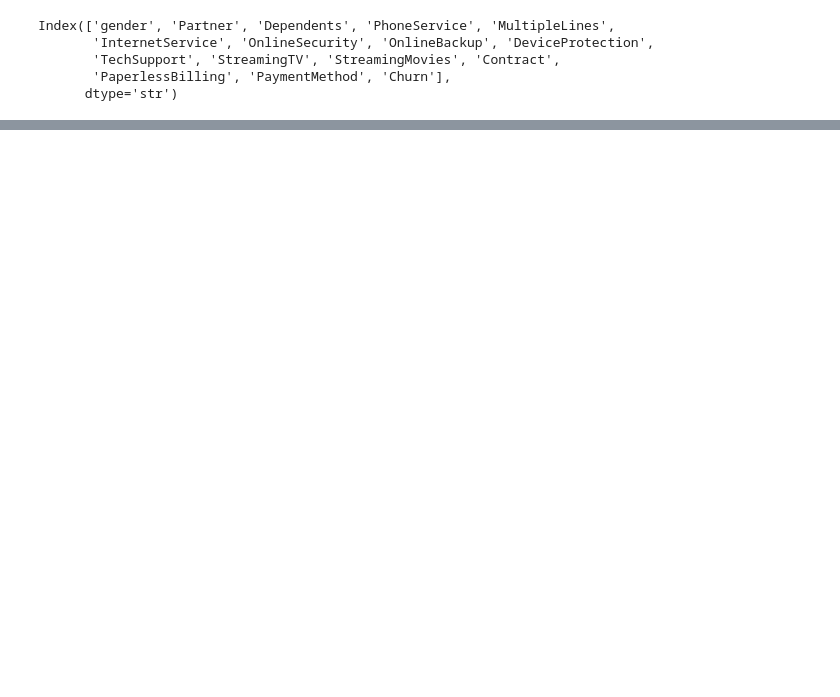
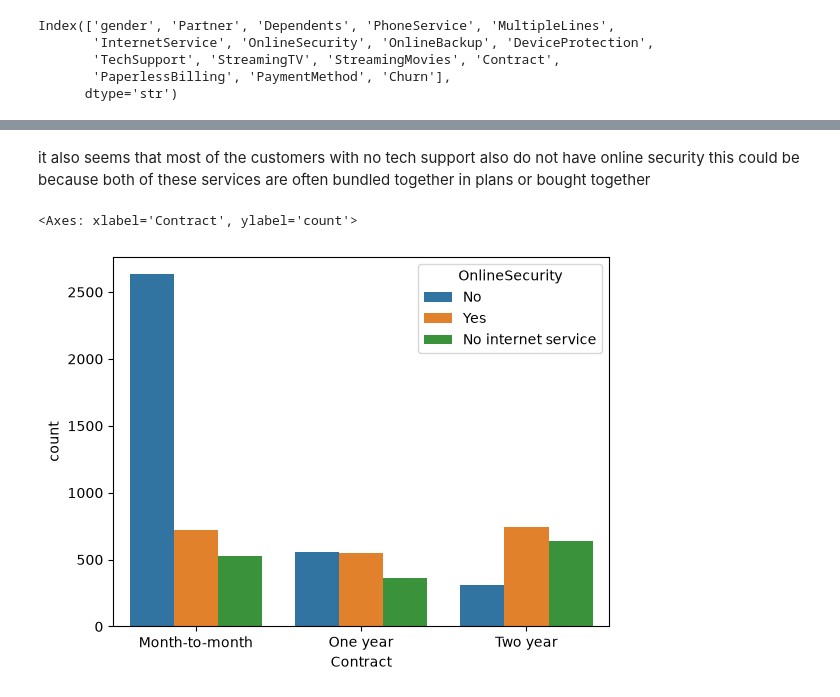
Before and after one commit to SuryanshThapliyal/IBM-Telco-customer-churn-prediction, a Jupyter notebook: customer_churn.ipynb, the cells around one changed output, grey strips where cells are left out. Drawn from its saved outputs; the diff is of its cells as text; code cells hidden in the pictures; blank space fills up the shorter version.

```diff
--- a/customer_churn.ipynb
+++ b/customer_churn.ipynb
@@ -586,0 +653,7 @@ Index(['gender', 'Partner', 'Dependents', 'PhoneService', 'MultipleLines',
+# %% [markdown]
+it also seems that most of the customers with no tech support also do not have online security this could be because both of these services are often bundled together in plans or bought together
+# %%
+sns.countplot(x=df['Contract'], hue=df['OnlineSecurity'])
+# %% [output]
+<Axes: xlabel='Contract', ylabel='count'>
+[figure, added]
```
Also changed, not shown: parts of 29 cells of this notebook.
